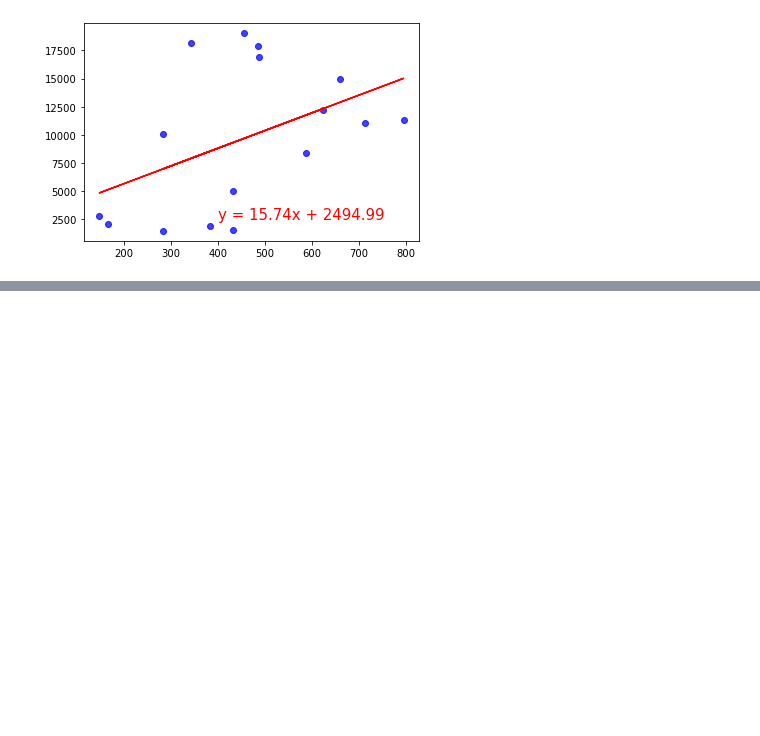
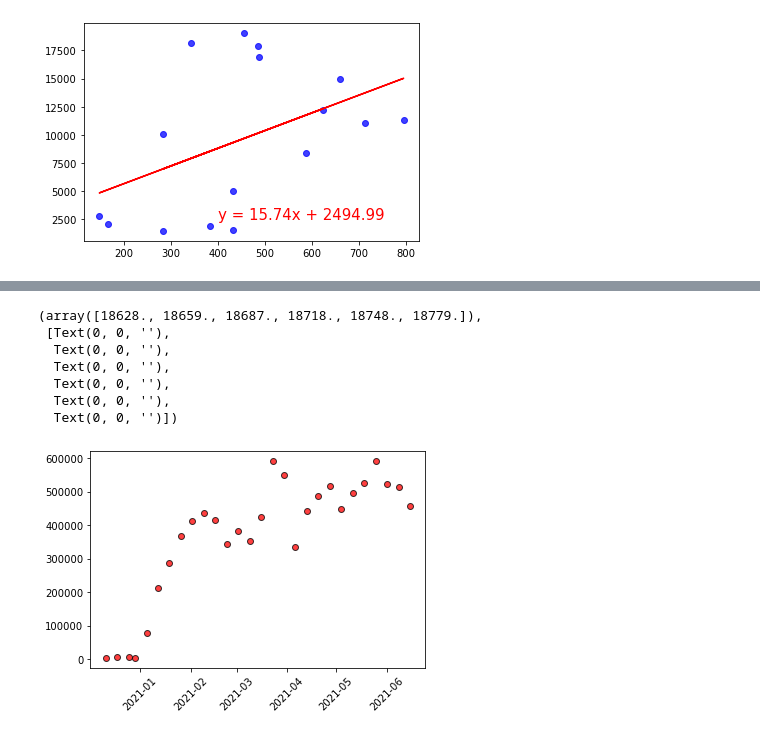
Before and after one commit to DominikaRzez/CovidVaccinationAnalysis, a Jupyter notebook: UK_analysis.ipynb, the cells around one changed output, grey strips where cells are left out. Cells and saved outputs as stored; diff of their text form; code cells hidden in the pictures; blank space fills up the shorter version.

```diff
--- a/UK_analysis.ipynb
+++ b/UK_analysis.ipynb
@@ -224,0 +328,15 @@ plt.scatter(x_axis, kenya_fully_vacc, marker="o")
+# %%
+#creating scatter plot to display weekly vaccination progress in UK
+time_uk=uk_combined_timeframe["date"]
+daily_Vacc=uk_combined_timeframe["daily vaccinations"]
+plt.scatter(time_uk, daily_Vacc, marker="o", facecolors="red", edgecolors="black",alpha=0.75)
+plt.xticks(rotation=45)
+# %% [output]
+(array([18628., 18659., 18687., 18718., 18748., 18779.]),
+ [Text(0, 0, ''),
+  Text(0, 0, ''),
+  Text(0, 0, ''),
+  Text(0, 0, ''),
+  Text(0, 0, ''),
+  Text(0, 0, '')])
+[figure, added]
```
Also changed, not shown: parts of 16 cells of this notebook, 5 other files.
